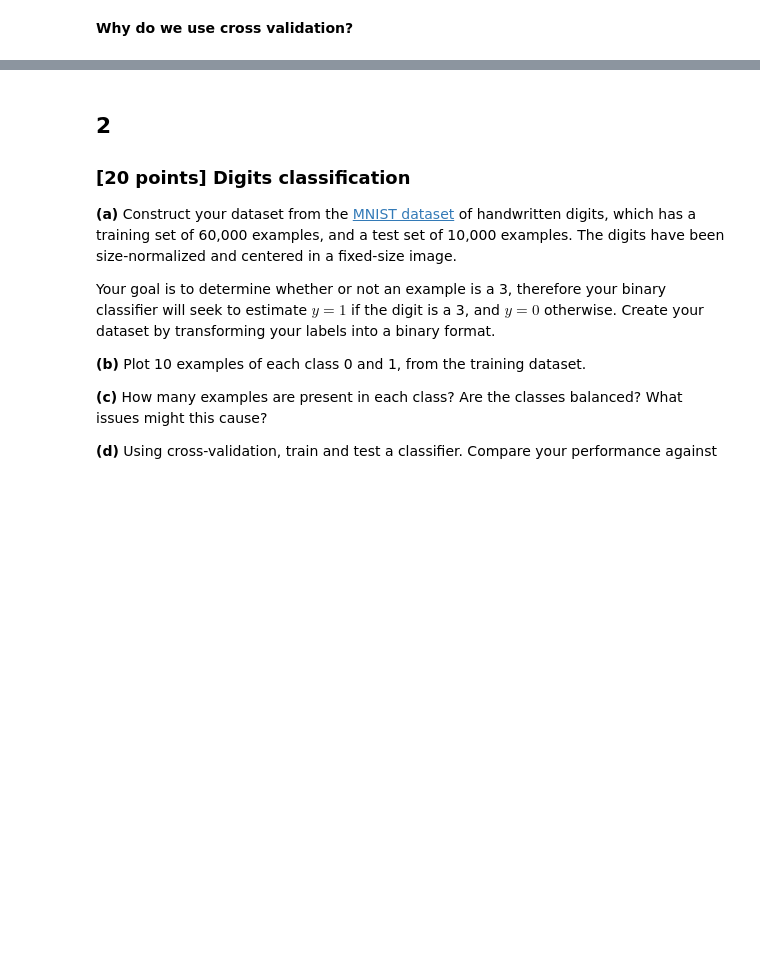
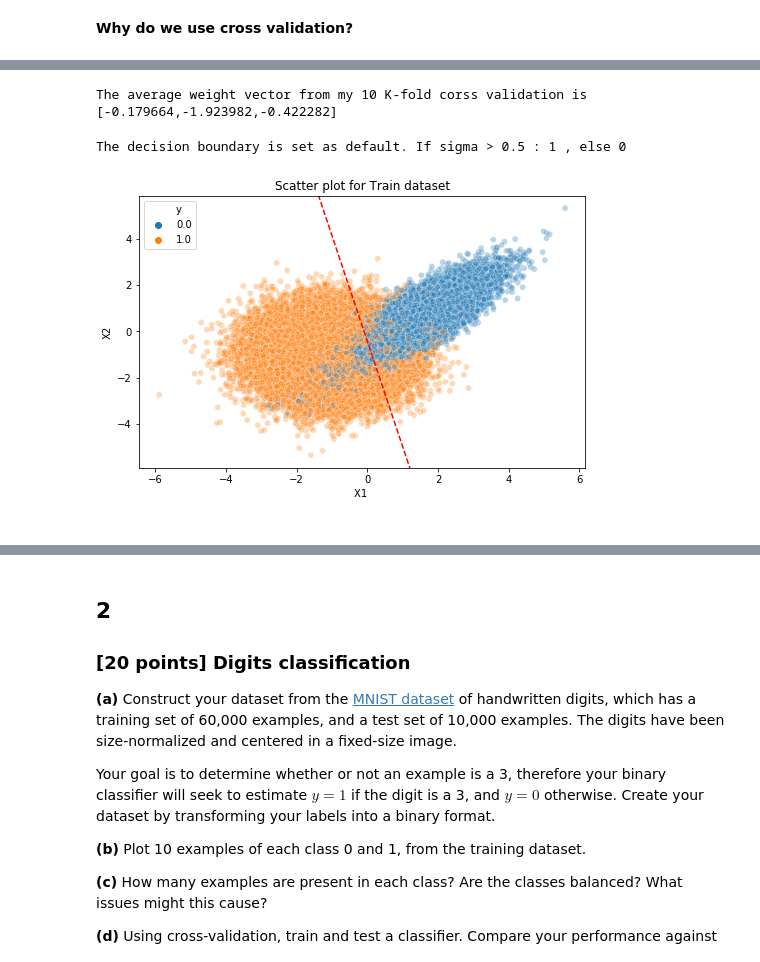
Before and after one commit to joaquinmenendez/machine-learning-course, a Jupyter notebook: Assignment_3/Assignment 3.ipynb, the cells around one changed output, grey strips where cells are left out. Drawn from its saved outputs; the diff is of its cells as text; code cells hidden in the pictures; blank space fills up the shorter version.

```diff
--- a/Assignment_3/Assignment 3.ipynb
+++ b/Assignment_3/Assignment 3.ipynb
@@ -436,0 +456,21 @@ array([0.        , 0.12877907, 1.        ])
+# %%
+avg_w = np.mean(weights, axis= 0)
+print('The average weight vector from my 10 K-fold corss validation is [%f,%f,%f]' % (avg_w[0],avg_w[1],avg_w[2]))
+# %% [output]
+The average weight vector from my 10 K-fold corss validation is [-0.179664,-1.923982,-0.422282]
+# %%
+#plt.scatter(train['x1'],train['x2'],color =[colors[c] for c in train['y']])
+plt.figure(figsize=(8,5))
+g = seaborn.scatterplot(x = 'x1', y ='x2', hue = 'y', alpha = 0.3, data = train)
+ax = plt.gca()
+ax.autoscale(False)
+x_vals = np.array(ax.get_xlim())
+y_vals = -(x_vals * avg_w[1] + avg_w[0])/avg_w[2]
+plt.plot(x_vals, y_vals, '--', c="red")
+plt.title('Scatter plot for Train dataset')
+plt.ylabel('X2')
+plt.xlabel('X1 \n\n')
+print('The decision boundary is set as default. If sigma > 0.5 : 1 , else 0 ')
+# %% [output]
+The decision boundary is set as default. If sigma > 0.5 : 1 , else 0
+[figure, added]
```
Also changed, not shown: parts of 15 cells of this notebook.
